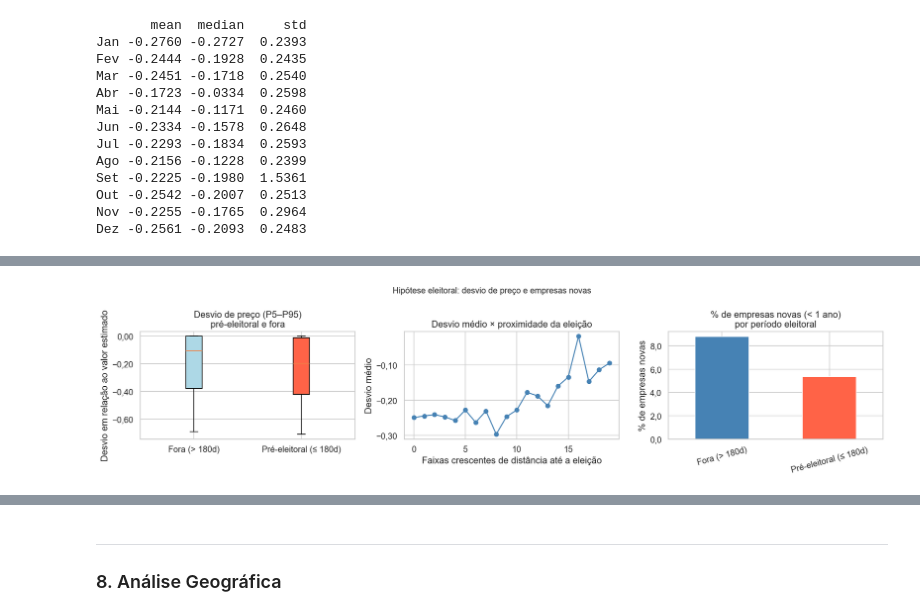
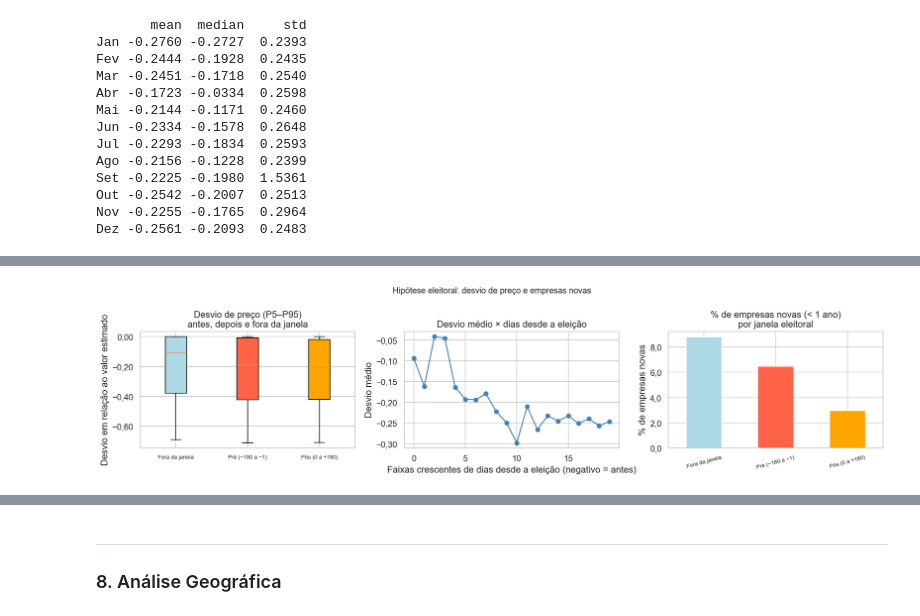
Before and after one commit to leticiagomesilva/Deteccao-Propostas-Anomalas-Licitacoes, a Jupyter notebook: notebooks/07_eda.ipynb, the cells around one changed output, grey strips where cells are left out. Drawn from its saved outputs; the diff is of its cells as text; code cells hidden in the pictures.

```diff
--- a/notebooks/07_eda.ipynb
+++ b/notebooks/07_eda.ipynb
@@ -518,50 +522,71 @@ plt.show()
 # %%
-labels_eleit = {0: 'Fora (> 180d)', 1: 'Pré-eleitoral (≤ 180d)'}
+grupo = np.select([df['pre_eleitoral_180d'] == 1, df['pos_eleitoral_180d'] == 1],
+                  ['Pré (−180 a −1)', 'Pós (0 a +180)'], default='Fora da janela')
+ordem = ['Fora da janela', 'Pré (−180 a −1)', 'Pós (0 a +180)']
+cores = ['lightblue', 'tomato', 'orange']
 
 fig, axes = plt.subplots(1, 3, figsize=(16, 4))
 
-# Boxplot desvio x pre_eleitoral_180d
-grupos = df.groupby('pre_eleitoral_180d')['desvio_item_estimado']
-data_box = [grupos.get_group(k) for k in [0, 1]]
-bp = axes[0].boxplot(data_box, labels=[labels_eleit[0], labels_eleit[1]],
-                     whis=[5, 95], showfliers=False, patch_artist=True)
-for patch, color in zip(bp['boxes'], ['lightblue', 'tomato']):
+# Boxplot do desvio por janela eleitoral
+data_box = [df.loc[grupo == g, 'desvio_item_estimado'] for g in ordem]
+bp = axes[0].boxplot(data_box, labels=ordem, whis=[5, 95], showfliers=False, patch_artist=True)
+for patch, color in zip(bp['boxes'], cores):
     patch.set_facecolor(color)
-axes[0].set_title('Desvio de preço (P5–P95)\npré-eleitoral e fora')
+plt.setp(axes[0].get_xticklabels(), fontsize=8)
+axes[0].set_title('Desvio de preço (P5–P95)\nantes, depois e fora da janela')
 axes[0].set_ylabel('Desvio em relação ao valor estimado')
 fmt_eixo(axes[0], 'y', 2)
 
-# Desvio médio em faixas de dias_para_eleicao
-df['dias_bin'] = pd.cut(df['dias_para_eleicao'], bins=20)
+# Desvio médio em faixas de dias_desde_eleicao
+df['dias_bin'] = pd.cut(df['dias_desde_eleicao'], bins=20)
 desvio_por_dias = df.groupby('dias_bin', observed=True)['desvio_item_estimado'].mean()
 axes[1].plot(range(len(desvio_por_dias)), desvio_por_dias.values,
              marker='o', color='steelblue', linewidth=1.5)
-axes[1].set_title('Desvio médio × proximidade da eleição')
-axes[1].set_xlabel('Faixas crescentes de distância até a eleição')
+axes[1].set_title('Desvio médio × dias desde a eleição')
+axes[1].set_xlabel('Faixas crescentes de dias desde a eleição (negativo = antes)')
 axes[1].set_ylabel('Desvio médio')
 fmt_eixo(axes[1], 'x', 0)
 fmt_eixo(axes[1], 'y', 2)
 
-# Taxa de empresa nova x pré-eleitoral
-taxa_nova_eleit = df.groupby('pre_eleitoral_180d')['empresa_nova'].mean() * 100
-taxa_nova_eleit.index = [labels_eleit[0], labels_eleit[1]]
-taxa_nova_eleit.plot(kind='bar', ax=axes[2], color=['steelblue', 'tomato'], rot=15)
-axes[2].set_title('% de empresas novas (< 1 ano)\npor período eleitoral')
+# Taxa de empresa nova por janela
+taxa_nova_eleit = df.groupby(grupo)['empresa_nova'].mean().reindex(ordem) * 100
+taxa_nova_eleit.plot(kind='bar', ax=axes[2], color=cores, rot=15)
+axes[2].set_title('% de empresas novas (< 1 ano)\npor janela eleitoral')
 axes[2].set_ylabel('% de empresas novas')
+plt.setp(axes[2].get_xticklabels(), fontsize=8)
 fmt_eixo(axes[2], 'y', 1)
 
 plt.suptitle('Hipótese eleitoral: desvio de preço e empresas novas', fontsize=12)
 plt.tight_layout()
 plt.savefig('figuras_tcc/image12.png', dpi=200, bbox_inches='tight')
 plt.show()
 
-# Teste estatistico Mann-Whitney U
-g0 = df.loc[df['pre_eleitoral_180d'] == 0, 'desvio_item_estimado']
-g1 = df.loc[df['pre_eleitoral_180d'] == 1, 'desvio_item_estimado']
-stat_u, pval_u = stats.mannwhitneyu(g0, g1, alternative='two-sided')
-print('Mann-Whitney U (pre-eleitoral vs fora):')
-print(f'  U = {stat_u:.0f}  |  p-value = {pval_u:.4f}')
-print(f'  Mediana fora:          {g0.median():.4f}')
-print(f'  Mediana pre-eleitoral: {g1.median():.4f}')
+# Testes de Mann-Whitney sobre o desvio de preço. Efeito = correlação rank-biserial
+# (positivo: o grupo 1 tende a ter desvio maior). Com n > 70 mil o p-valor é pequeno para qualquer diferença;
+# o tamanho de efeito e a comparação dentro de 2024 (que controla o ano) é que informam.
+def mann_whitney(g1, g0):
+    a, b = df.loc[g1, 'desvio_item_estimado'], df.loc[g0, 'desvio_item_estimado']
+    u, p = stats.mannwhitneyu(a, b, alternative='two-sided')
+    return {'n grupo 1': len(a), 'n grupo 0': len(b),
+            'mediana grupo 1': a.median(), 'mediana grupo 0': b.median(),
+            '% > +50% grupo 1': (a > 0.5).mean() * 100, '% > +50% grupo 0': (b > 0.5).mean() * 100,
+            'p-valor': p, 'efeito (rank-biserial)': 2 * u / (len(a) * len(b)) - 1}
+
+pre, pos = df['pre_eleitoral_180d'] == 1, df['pos_eleitoral_180d'] == 1
+fora_2024 = (df['ano'] == 2024) & ~pre & ~pos
+testes = pd.DataFrame({
+    'pré × resto': mann_whitney(pre, ~pre),
+    'pós × resto': mann_whitney(pos, ~pos),
+    'pré × pós': mann_whitney(pre, pos),
+    'pré × fora da janela (só 2024)': mann_whitney(pre, fora_2024),
+    '2024 × 2023': mann_whitney(df['ano'] == 2024, df['ano'] == 2023),
+}).T
+pval_u = testes.loc['pré × fora da janela (só 2024)', 'p-valor']
+efeito_u = testes.loc['pré × fora da janela (só 2024)', 'efeito (rank-biserial)']
+
+print('Mann-Whitney U (desvio de preço): grupo 1 × grupo 0')
+exibe = testes.copy()
+exibe['p-valor'] = exibe['p-valor'].map(lambda v: f'{v:.1e}')
+print(exibe.round(4).to_string())
 # %% [output]
-[figure, old version]
+[figure, new version]
```
Also changed, not shown: parts of 10 cells of this notebook, 26 other files.
